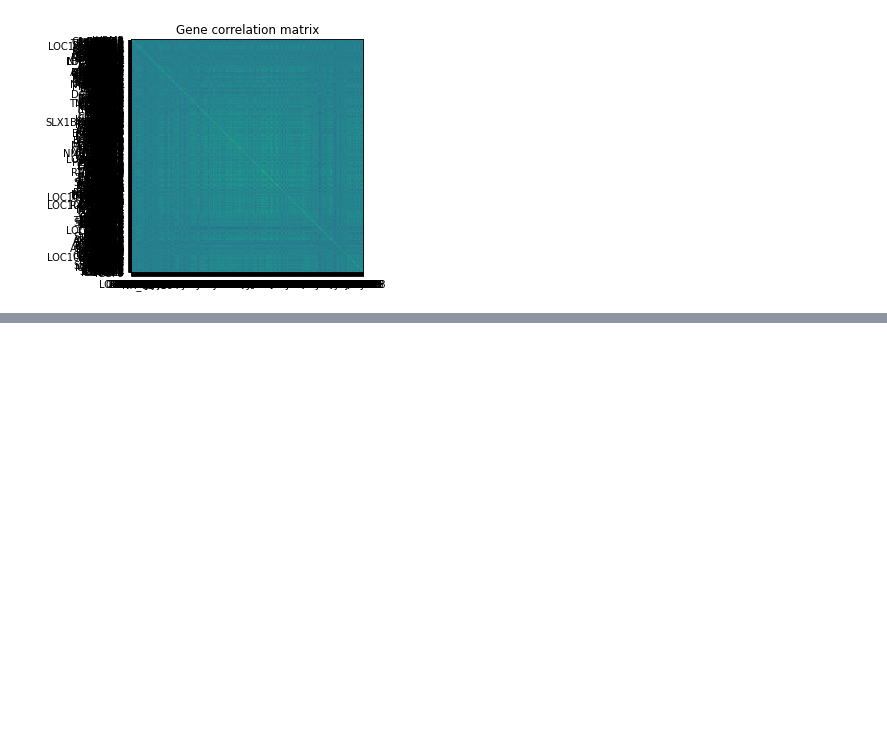
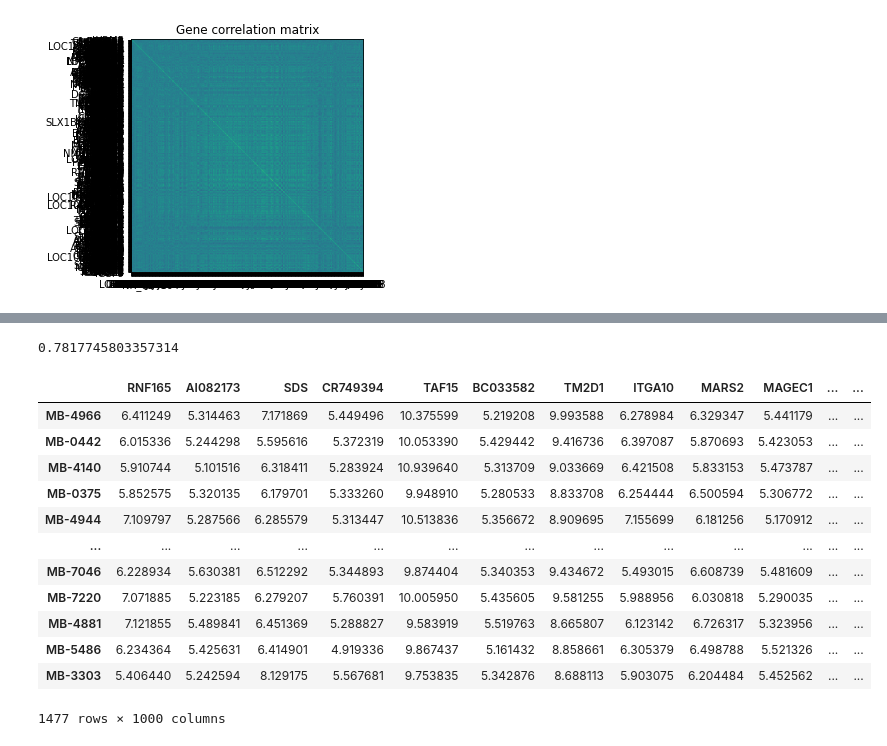
Before and after one commit to RMichae1/biohack2020, a Jupyter notebook: modeling.ipynb, the cells around one changed output, grey strips where cells are left out. Saved outputs shown, nothing was run; the diff lists cells and outputs as text; code cells hidden in the pictures; blank space fills up the shorter version.

```diff
--- a/modeling.ipynb
+++ b/modeling.ipynb
@@ -365,16 +412,3 @@ fig.tight_layout()
 plt.show()
 # %% [output]
 [figure]
-# %%
-boosting_params = {'n_estimators': [1000],
-                  'learning_rate': [0.1, 0.33, 0.75],
-                  'max_depth': [5, 7],
-                   'nthread': [6],
-                   'verbosity': [2]
-                  }
-
-xgb_model = XGBClassifier()
-
-xgb_clf = GridSearchCV(xgb_model, boosting_params, n_jobs=6,
-                  verbose=2)
-xgb_clf.fit(X_gene_train, y_gene_train)
@@ -383,0 +552,6 @@ Fitting 5 folds for each of 6 candidates, totalling 30 fits
+# %%
+gene_clf = RFE(XGBClassifier(n_estimators=150, booster="gbtree",
+                             learning_rate=0.1, max_depth=6,
+                           nthread=6, verbose=2),
+               GENES_SELECTION, step=0.25, verbose=1)
+gene_clf.fit(X_gene_train, y_gene_train)
@@ -384,2 +578,4 @@ Fitting 5 folds for each of 6 candidates, totalling 30 fits
 # %%
-xgb_clf.score(X_gene_test, y_gene_test)
+gene_clf.score(X_gene_test, y_gene_test)
+# %% [output]
+0.7817745803357314
@@ -394,0 +582,19 @@ gene_expr_df
+# %%
+gene_list = list(X_gene_train.iloc[:, gene_clf.support_])
+gene_train_df = X_gene_train.iloc[:, gene_clf.support_]
+
+gene_train_df
+# %% [output]
+|  | RNF165 | AI082173 | SDS | CR749394 | TAF15 | BC033582 | TM2D1 | ITGA10 | MARS2 | MAGEC1 | ... | ... |
+| MB-4966 | 6.411249 | 5.314463 | 7.171869 | 5.449496 | 10.375599 | 5.219208 | 9.993588 | 6.278984 | 6.329347 | 5.441179 | ... | ... |
+| MB-0442 | 6.015336 | 5.244298 | 5.595616 | 5.372319 | 10.053390 | 5.429442 | 9.416736 | 6.397087 | 5.870693 | 5.423053 | ... | ... |
+| MB-4140 | 5.910744 | 5.101516 | 6.318411 | 5.283924 | 10.939640 | 5.313709 | 9.033669 | 6.421508 | 5.833153 | 5.473787 | ... | ... |
+| MB-0375 | 5.852575 | 5.320135 | 6.179701 | 5.333260 | 9.948910 | 5.280533 | 8.833708 | 6.254444 | 6.500594 | 5.306772 | ... | ... |
+| MB-4944 | 7.109797 | 5.287566 | 6.285579 | 5.313447 | 10.513836 | 5.356672 | 8.909695 | 7.155699 | 6.181256 | 5.170912 | ... | ... |
+| ... | ... | ... | ... | ... | ... | ... | ... | ... | ... | ... | ... | ... |
+| MB-7046 | 6.228934 | 5.630381 | 6.512292 | 5.344893 | 9.874404 | 5.340353 | 9.434672 | 5.493015 | 6.608739 | 5.481609 | ... | ... |
+| MB-7220 | 7.071885 | 5.223185 | 6.279207 | 5.760391 | 10.005950 | 5.435605 | 9.581255 | 5.988956 | 6.030818 | 5.290035 | ... | ... |
+| MB-4881 | 7.121855 | 5.489841 | 6.451369 | 5.288827 | 9.583919 | 5.519763 | 8.665807 | 6.123142 | 6.726317 | 5.323956 | ... | ... |
+| MB-5486 | 6.234364 | 5.425631 | 6.414901 | 4.919336 | 9.867437 | 5.161432 | 8.858661 | 6.305379 | 6.498788 | 5.521326 | ... | ... |
+| MB-3303 | 5.406440 | 5.242594 | 8.129175 | 5.567681 | 9.753835 | 5.342876 | 8.688113 | 5.903075 | 6.204484 | 5.452562 | ... | ... |
+1477 rows × 1000 columns
```
Also changed, not shown: parts of 35 cells of this notebook.
